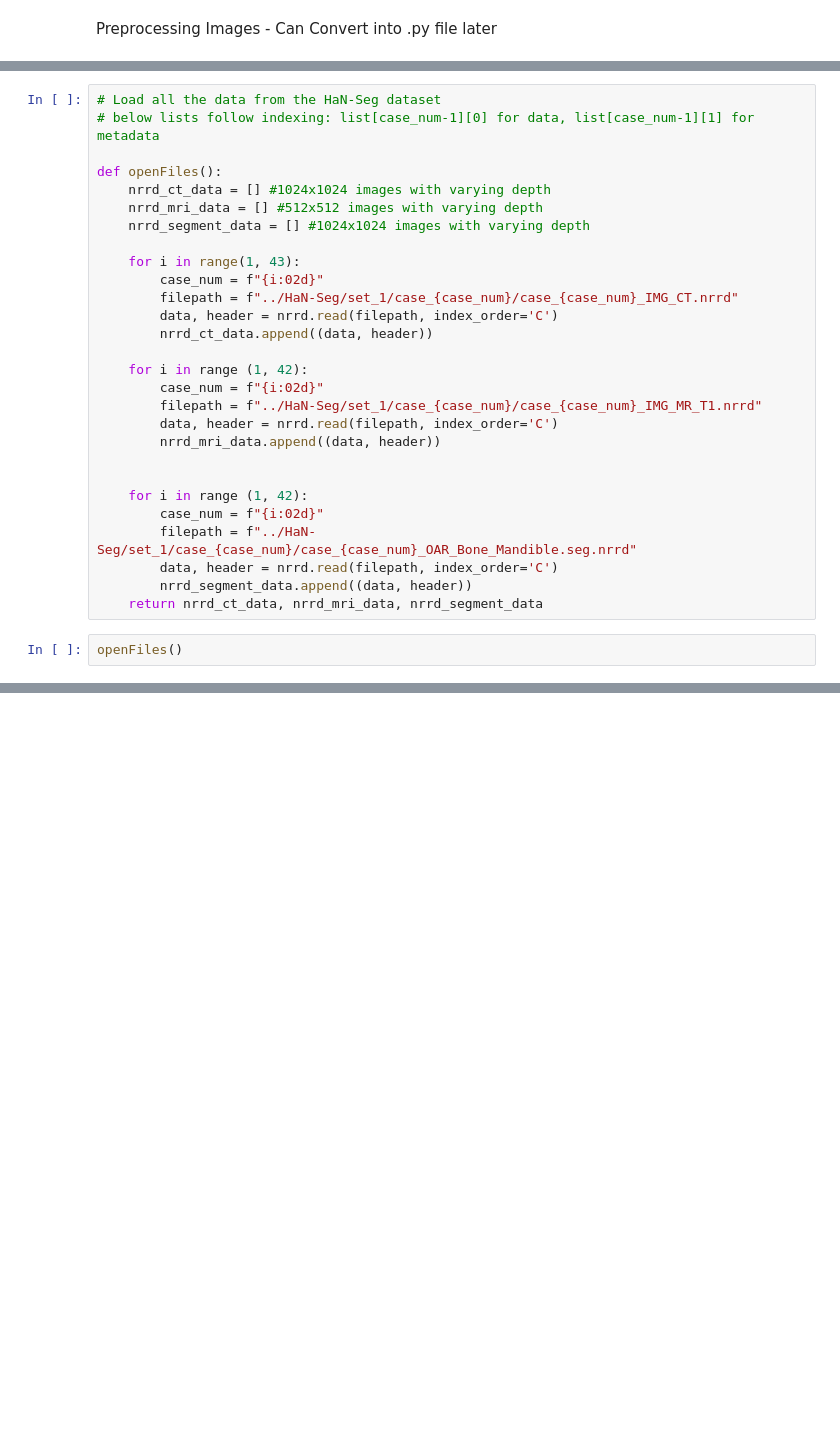
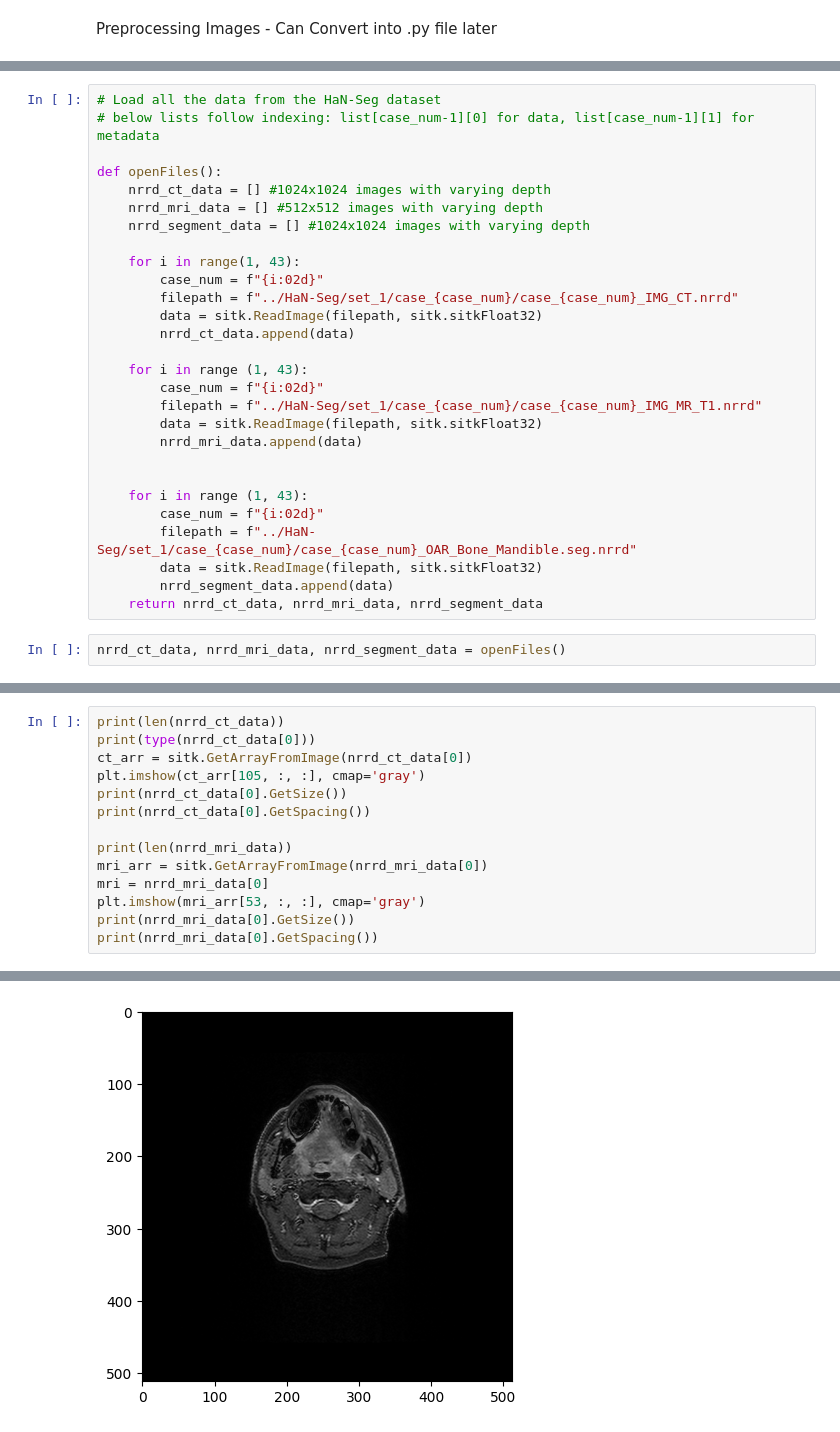
Before and after one commit to mlykwong/bmeg-591q-project, a Jupyter notebook: notebooks/preprocessing.ipynb, the cells around one changed output, grey strips where cells are left out. Drawn from its saved outputs; the diff is of its cells as text; blank space fills up the shorter version.

```diff
--- a/notebooks/preprocessing.ipynb
+++ b/notebooks/preprocessing.ipynb
@@ -34,21 +35,21 @@ def openFiles():
     for i in range(1, 43):
         case_num = f"{i:02d}"
         filepath = f"../HaN-Seg/set_1/case_{case_num}/case_{case_num}_IMG_CT.nrrd"
-        data, header = nrrd.read(filepath, index_order='C')
-        nrrd_ct_data.append((data, header))
+        data = sitk.ReadImage(filepath, sitk.sitkFloat32)
+        nrrd_ct_data.append(data)
 
-    for i in range (1, 42):
+    for i in range (1, 43):
         case_num = f"{i:02d}"
         filepath = f"../HaN-Seg/set_1/case_{case_num}/case_{case_num}_IMG_MR_T1.nrrd"
-        data, header = nrrd.read(filepath, index_order='C')
-        nrrd_mri_data.append((data, header))
+        data = sitk.ReadImage(filepath, sitk.sitkFloat32)
+        nrrd_mri_data.append(data)
 
 
-    for i in range (1, 42):
+    for i in range (1, 43):
         case_num = f"{i:02d}"
         filepath = f"../HaN-Seg/set_1/case_{case_num}/case_{case_num}_OAR_Bone_Mandible.seg.nrrd"
-        data, header = nrrd.read(filepath, index_order='C')
-        nrrd_segment_data.append((data, header))
+        data = sitk.ReadImage(filepath, sitk.sitkFloat32)
+        nrrd_segment_data.append(data)
     return nrrd_ct_data, nrrd_mri_data, nrrd_segment_data
 # %%
-openFiles()
+nrrd_ct_data, nrrd_mri_data, nrrd_segment_data = openFiles()
@@ -104,0 +56,15 @@ plt.imshow(img_ct, cmap='gray')
+# %%
+print(len(nrrd_ct_data))
+print(type(nrrd_ct_data[0]))
+ct_arr = sitk.GetArrayFromImage(nrrd_ct_data[0])
+plt.imshow(ct_arr[105, :, :], cmap='gray')
+print(nrrd_ct_data[0].GetSize())
+print(nrrd_ct_data[0].GetSpacing())
+
+print(len(nrrd_mri_data))
+mri_arr = sitk.GetArrayFromImage(nrrd_mri_data[0])
+mri = nrrd_mri_data[0]
+plt.imshow(mri_arr[53, :, :], cmap='gray')
+print(nrrd_mri_data[0].GetSize())
+print(nrrd_mri_data[0].GetSpacing())
+# %% [output]
@@ -104,0 +78 @@ plt.imshow(img_ct, cmap='gray')
+[figure, added]
```
Also changed, not shown: parts of 17 cells of this notebook, 1 other file.
